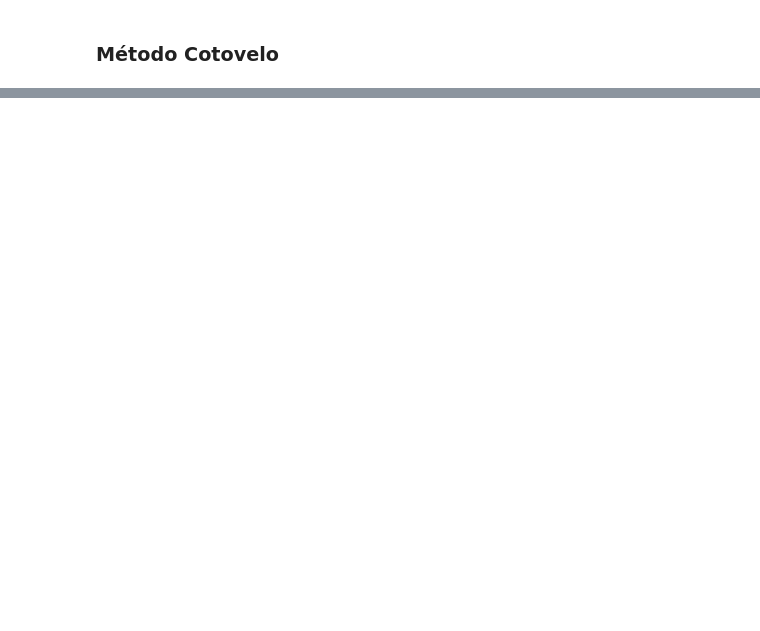
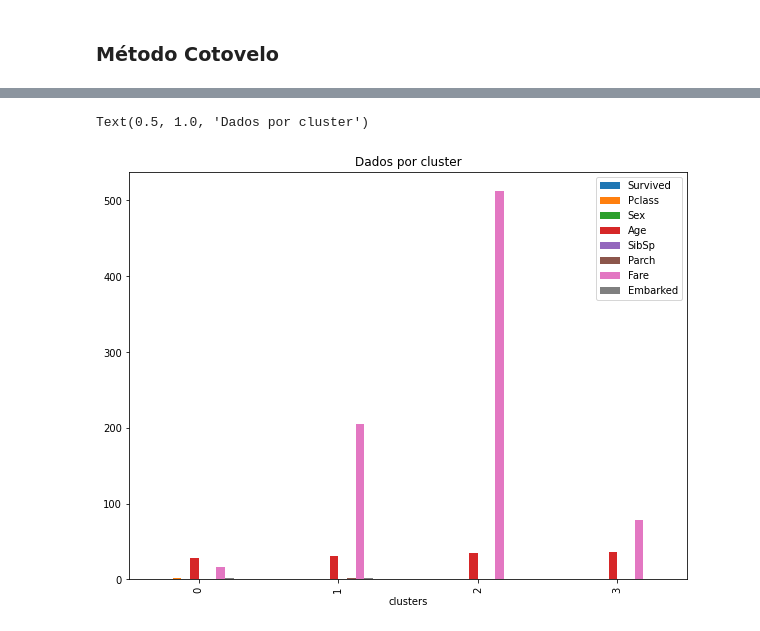
Before and after one commit to rodrigosimoncalaca/projectDataScience, a Jupyter notebook: TrabalhoUnisoIA/TrabalhoTitanicCluster.ipynb, the cells around one changed output, grey strips where cells are left out. Cells and saved outputs as stored; diff of their text form; code cells hidden in the pictures; blank space fills up the shorter version.

```diff
--- a/TrabalhoUnisoIA/TrabalhoTitanicCluster.ipynb
+++ b/TrabalhoUnisoIA/TrabalhoTitanicCluster.ipynb
@@ -236,0 +226,9 @@ plt.show()
+# %%
+data_array = novo_datatitanic.values
+kmeans = KMeans(n_clusters=4, init='k-means++', n_init=10, random_state=0)
+novo_datatitanic["clusters"] = kmeans.fit_predict(data_array)
+novo_datatitanic.groupby("clusters").aggregate("mean").plot.bar(figsize=(10,7.5))
+plt.title("Dados por cluster")
+# %% [output]
+Text(0.5, 1.0, 'Dados por cluster')
+[figure, added]
```
Also changed, not shown: parts of 25 cells of this notebook.
